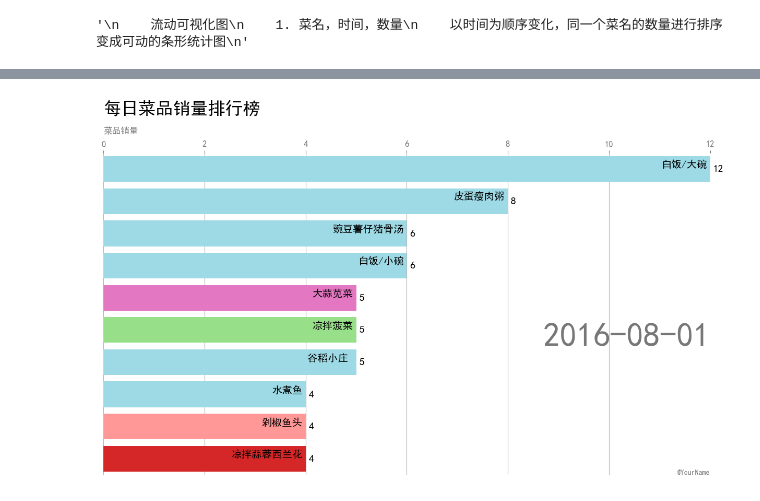
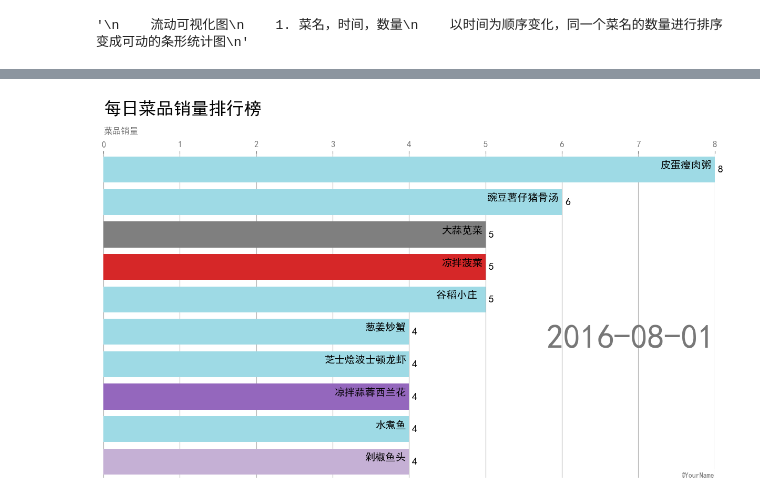
Before and after one commit to n0123ab/data-mining, a Jupyter notebook: code/flow_chart.ipynb, the cells around one changed output, grey strips where cells are left out. Cells and saved outputs as stored; diff of their text form; code cells hidden in the pictures.

```diff
--- a/code/flow_chart.ipynb
+++ b/code/flow_chart.ipynb
@@ -25,6 +25,8 @@ query = '''
         SUM(counts) AS total_counts
     FROM
         meal_order_detail1
+    WHERE
+        dishes_name IS NOT '白饭/大碗' AND dishes_name IS NOT '白饭/小碗'
     GROUP BY
         DATE(place_order_time),
         dishes_name
@@ -53,47 +55,45 @@ colors = dict(zip(
 
 # 4. 初始化绘图参数
 fig, ax = plt.subplots(figsize=(15, 8))
-
 def draw_barchart(date):
     # 清除当前图形内容
     ax.clear()
 
     # 获取当前帧对应日期的数据
     data = df_sorted[df_sorted['order_date'] == date]
 
-    # 按销量排序
-    data = data.sort_values(by='total_counts', ascending=True).tail(10)
+    # 按销量排序并重置索引
+    data = data.sort_values(by='total_counts', ascending=True).tail(10).reset_index(drop=True)
 
     # 更新条形图数据
-    ax.barh(data['dishes_name'], data['total_counts'], color=[colors[dish] for dish in data['dishes_name']])
+    current_colors = [colors[dish] for dish in data['dishes_name']]
+    ax.barh(data['dishes_name'], data['total_counts'], color=current_colors)
 
     # 添加数值标签
     dx = data['total_counts'].max() / 200
-    for i, (value, name) in enumerate(zip(data['total_counts'], data['dishes_name'])):
-        ax.text(value - dx, i, name, size=14, weight=600, ha='right', va='bottom')
-        ax.text(value + dx, i, f'{value:,.0f}', size=14, ha='left', va='center')
+    for idx, (value, name) in enumerate(zip(data['total_counts'], data['dishes_name'])):
+        ax.text(value - dx, idx, name, size=14, weight=600, ha='right', va='bottom')
+        ax.text(value + dx, idx, f'{value:,.0f}', size=14, ha='left', va='center')
 
     # 设置标题和其他样式
     ax.text(1, 0.4, date, transform=ax.transAxes, color='#777777', size=46, ha='right', weight=800)
     ax.text(0, 1.06, '菜品销量', transform=ax.transAxes, size=12, color='#777777')
     ax.xaxis.set_major_formatter(ticker.StrMethodFormatter('{x:,.0f}'))
     ax.xaxis.set_ticks_position('top')
     ax.tick_params(axis='x', colors='#777777', labelsize=12)
     ax.set_yticks([])
     ax.margins(0, 0.01)
     ax.grid(which='major', axis='x', linestyle='-')
     ax.set_axisbelow(True)
     ax.text(0, 1.12, '每日菜品销量排行榜',
             transform=ax.transAxes, size=24, weight=600, ha='left')
     ax.text(1, 0, '@YourName', transform=ax.transAxes, ha='right',
             color='#777777', bbox=dict(facecolor='white', alpha=0.8, edgecolor='white'))
     plt.box(False)
 
-# 5. 创建动画
-animator = animation.FuncAnimation(fig, draw_barchart, frames=dates, interval=500, repeat=False)
-
-# 6. 显示动画（Jupyter Notebook）
+# 创建动画
+animator = animation.FuncAnimation(fig, draw_barchart, frames=dates, interval=1000, repeat=False)
 HTML(animator.to_jshtml())
 # %% [output]
 [interactive output not drawn]
-[figure, old version]
+[figure, new version]
```
Also changed, not shown: 1 other file.
